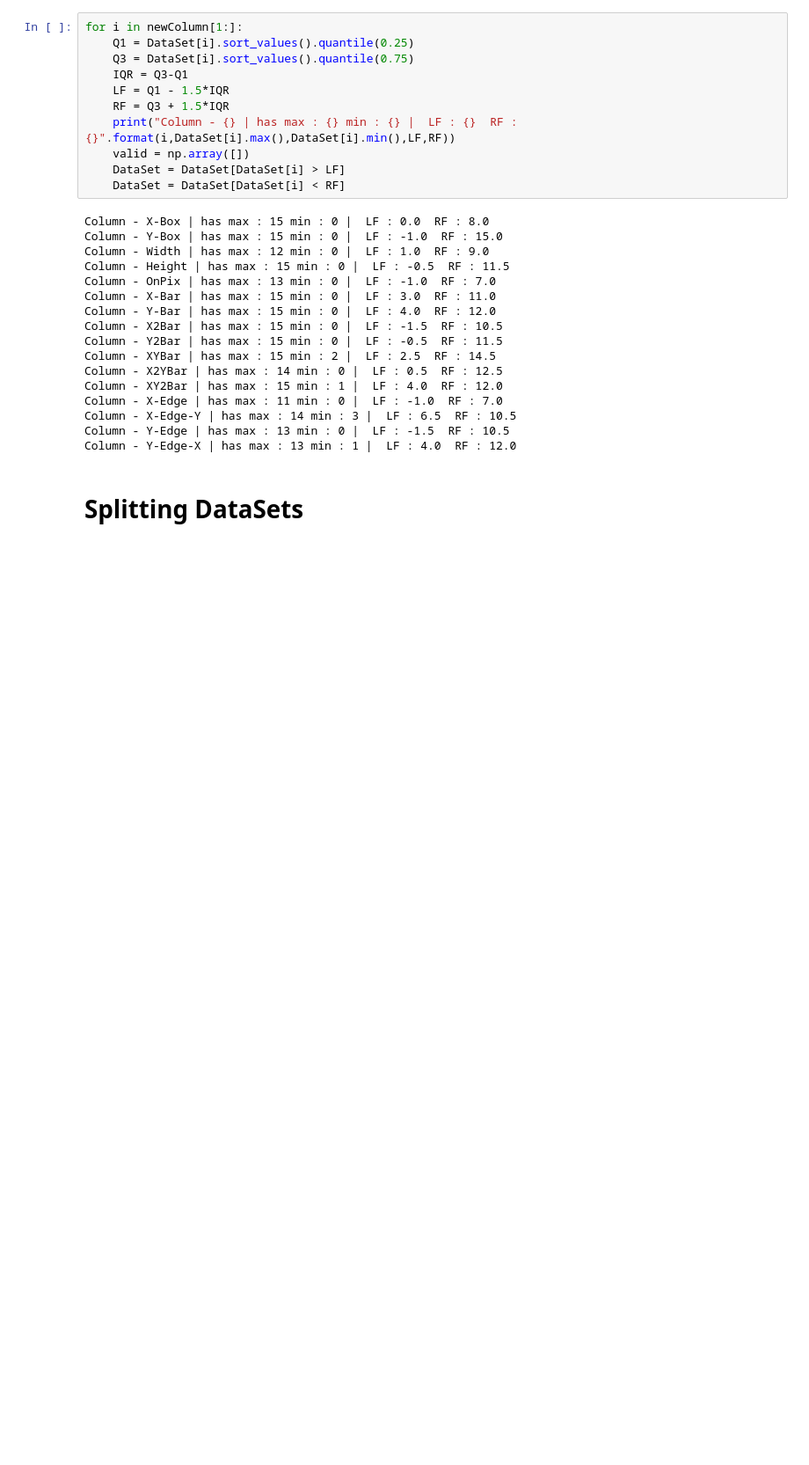
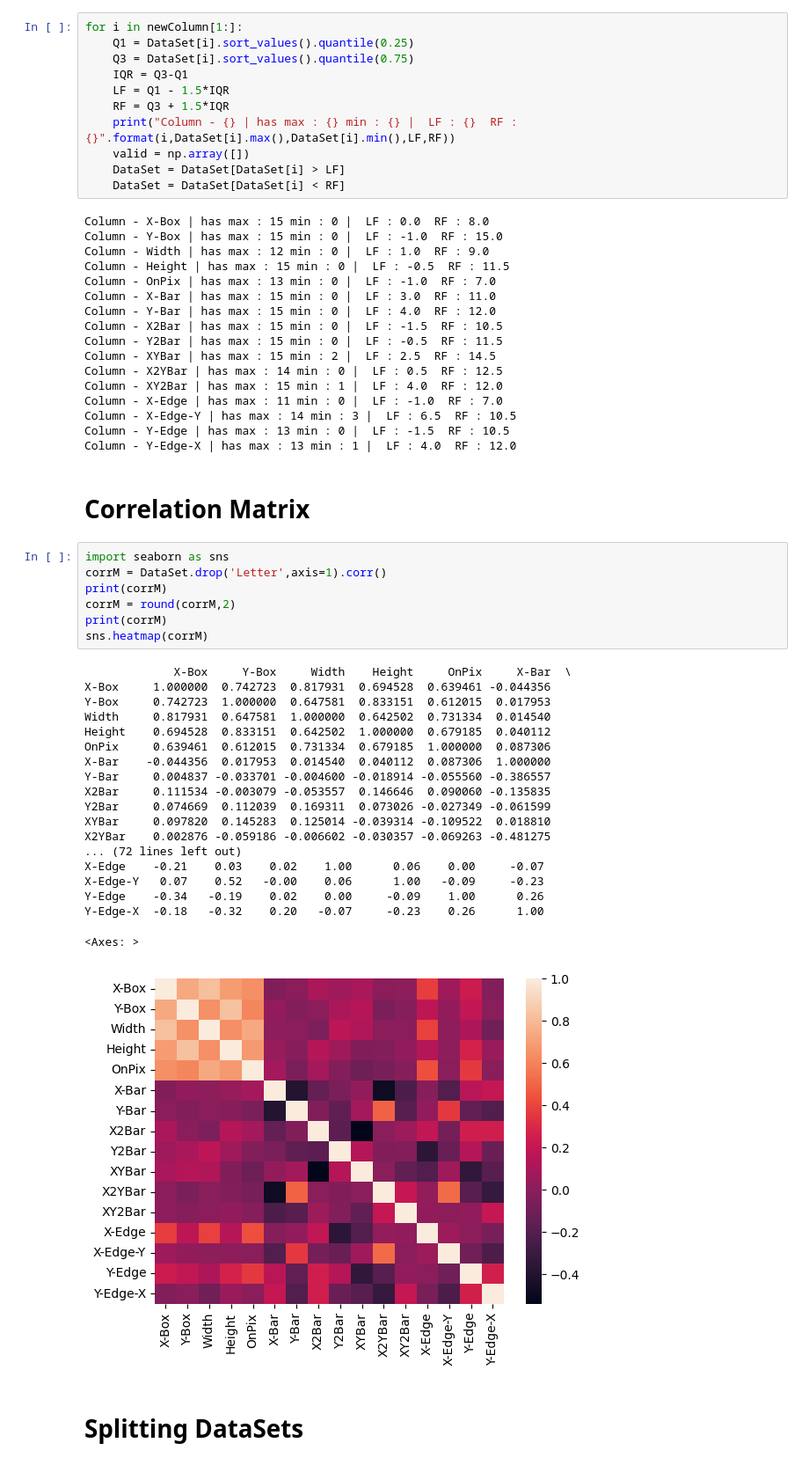
Before and after one commit to LalithAdithyanSuresh/CollegeStuff, a Jupyter notebook: Sem-2/CS1704 - DataScience/LetterReognition/Recognition.ipynb, the cells around one changed output. Shown at 88% size. Cells and saved outputs as stored; diff of their text form; blank space fills up the shorter version.

```diff
--- a/Sem-2/CS1704 - DataScience/LetterReognition/Recognition.ipynb
+++ b/Sem-2/CS1704 - DataScience/LetterReognition/Recognition.ipynb
@@ -81,6 +89,35 @@ Column - X-Edge | has max : 11 min : 0 |  LF : -1.0  RF : 7.0
 Column - X-Edge-Y | has max : 14 min : 3 |  LF : 6.5  RF : 10.5
 Column - Y-Edge | has max : 13 min : 0 |  LF : -1.5  RF : 10.5
 Column - Y-Edge-X | has max : 13 min : 1 |  LF : 4.0  RF : 12.0
+# %% [markdown]
+# Correlation Matrix
+# %%
+import seaborn as sns
+corrM = DataSet.drop('Letter',axis=1).corr()
+print(corrM)
+corrM = round(corrM,2)
+print(corrM)
+sns.heatmap(corrM)
+# %% [output]
+             X-Box     Y-Box     Width    Height     OnPix     X-Bar  \
+X-Box     1.000000  0.742723  0.817931  0.694528  0.639461 -0.044356
+Y-Box     0.742723  1.000000  0.647581  0.833151  0.612015  0.017953
+Width     0.817931  0.647581  1.000000  0.642502  0.731334  0.014540
+Height    0.694528  0.833151  0.642502  1.000000  0.679185  0.040112
+OnPix     0.639461  0.612015  0.731334  0.679185  1.000000  0.087306
+X-Bar    -0.044356  0.017953  0.014540  0.040112  0.087306  1.000000
+Y-Bar     0.004837 -0.033701 -0.004600 -0.018914 -0.055560 -0.386557
+X2Bar     0.111534 -0.003079 -0.053557  0.146646  0.090060 -0.135835
+Y2Bar     0.074669  0.112039  0.169311  0.073026 -0.027349 -0.061599
+XYBar     0.097820  0.145283  0.125014 -0.039314 -0.109522  0.018810
+X2YBar    0.002876 -0.059186 -0.006602 -0.030357 -0.069263 -0.481275
+... (72 lines left out)
+X-Edge    -0.21    0.03    0.02    1.00      0.06    0.00     -0.07
+X-Edge-Y   0.07    0.52   -0.00    0.06      1.00   -0.09     -0.23
+Y-Edge    -0.34   -0.19    0.02    0.00     -0.09    1.00      0.26
+Y-Edge-X  -0.18   -0.32    0.20   -0.07     -0.23    0.26      1.00
+<Axes: >
+[figure, added]
 # %% [markdown]
 # Splitting DataSets
 # %%
```
Also changed, not shown: parts of 6 cells of this notebook, 54 other files.
